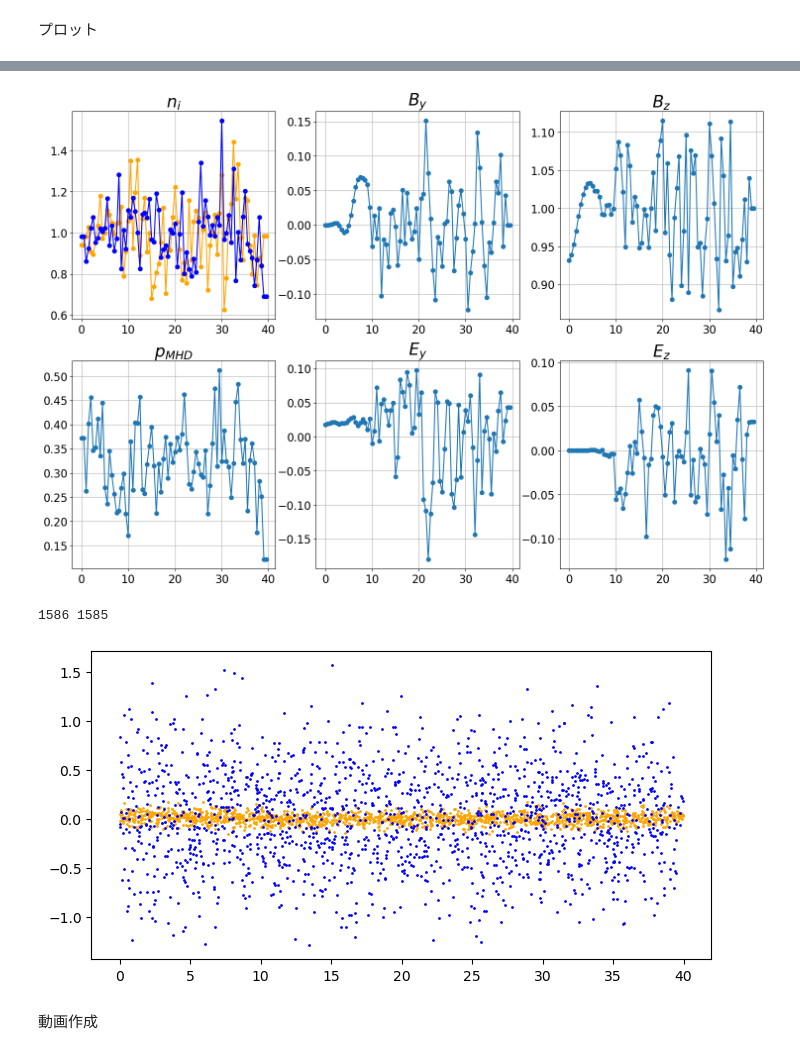
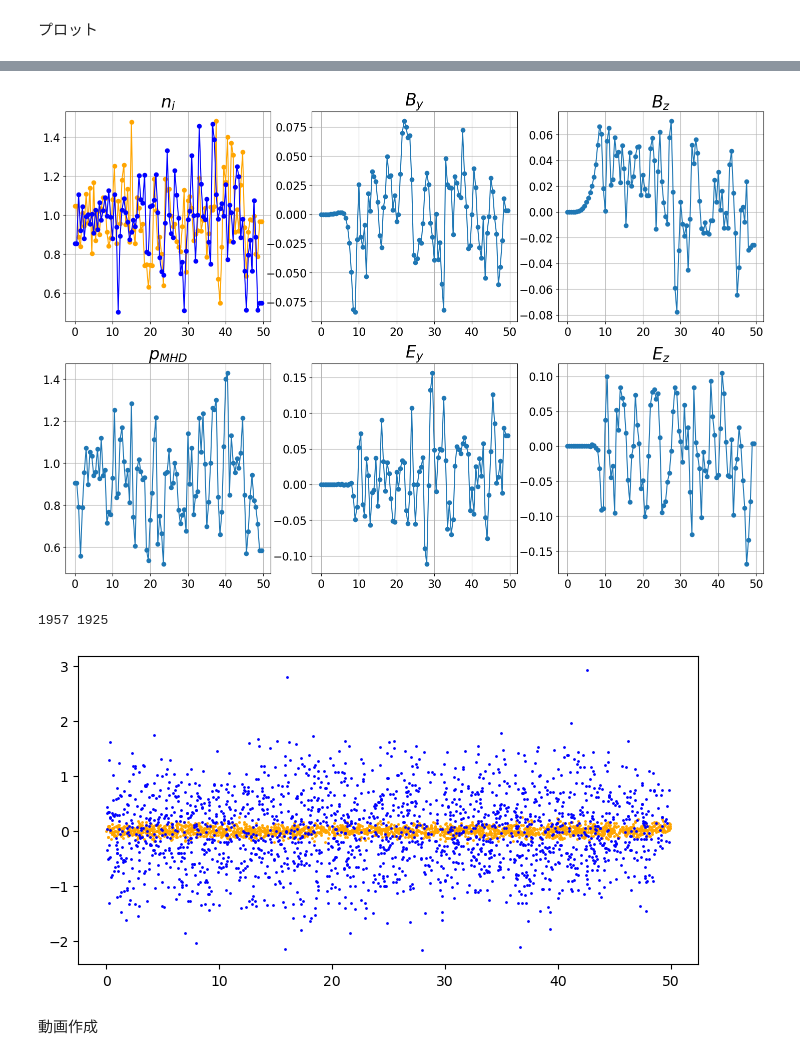
Before and after one commit to keita-akutagawa/MHD-PIC, a Jupyter notebook: 1D/Alfven_MHD-PIC.ipynb, the cells around one changed output, grey strips where cells are left out. Saved outputs shown, nothing was run; the diff lists cells and outputs as text; code cells hidden in the pictures.

```diff
--- a/1D/Alfven_MHD-PIC.ipynb
+++ b/1D/Alfven_MHD-PIC.ipynb
@@ -883,11 +921,11 @@ ion_inertial_length = c / omega_pi
 electron_inertial_length = c / omega_pe
 v_ion = np.array([0.0, 0.0, 0.0])
 v_electron = np.array([0.0, 0.0, 0.0])
-v_thermal_electron = np.sqrt(Te_pic / m_electron)
-v_thermal_ion = np.sqrt(Ti_pic / m_ion)
+v_thermal_electron = np.sqrt(2.0 * Te_pic / m_electron)
+v_thermal_ion = np.sqrt(2.0 * Ti_pic / m_ion)
 
 dx_pic = debye_length
-nx_pic = int(electron_inertial_length * 80)
+nx_pic = 100
 x_min_pic = 1e-10
 x_max_pic = nx_pic * dx_pic - 1e-10
 x_coordinate_pic = np.arange(0.0, x_max_pic, dx_pic)
@@ -1350,10 +1357,10 @@ k = 100
 U = np.load(f"results_MH_alfven/U1_{k}.npy")
 B = np.load(f"results_MH_alfven/B_{k}.npy")
 E = np.load(f"results_MH_alfven/E_{k}.npy")
-x_ion = np.load(f"results_MH_alfven/x_ion_{k}.npy")
-x_electron = np.load(f"results_MH_alfven/x_electron_{k}.npy")
-v_ion = np.load(f"results_MH_alfven/v_ion_{k}.npy")
-v_electron = np.load(f"results_MH_alfven/v_electron_{k}.npy")
+x_pic_ion = np.load(f"results_MH_alfven/x_ion_{k}.npy")
+x_pic_electron = np.load(f"results_MH_alfven/x_electron_{k}.npy")
+v_pic_ion = np.load(f"results_MH_alfven/v_ion_{k}.npy")
+v_pic_electron = np.load(f"results_MH_alfven/v_electron_{k}.npy")
 # %%
 fig = plt.figure(figsize=(18, 12))
 ax1 = fig.add_subplot(231)
@@ -1415,8 +1422,8 @@ ax6 = fig.add_subplot(236)
 
 zeroth_moment_ion = np.zeros(nx_pic)
 zeroth_moment_electron = np.zeros(nx_pic)
-zeroth_moment_ion = get_zeroth_moment(x_ion, nx_pic, dx_pic, zeroth_moment_ion)
-zeroth_moment_electron = get_zeroth_moment(x_electron, nx_pic, dx_pic, zeroth_moment_electron)
+zeroth_moment_ion = get_zeroth_moment(x_pic_ion, nx_pic, dx_pic, zeroth_moment_ion)
+zeroth_moment_electron = get_zeroth_moment(x_pic_electron, nx_pic, dx_pic, zeroth_moment_electron)
 first_moment_ion = np.zeros([3, nx_pic])
 first_moment_electron = np.zeros([3, nx_pic])
 first_moment_ion = get_first_moment(c, v_pic_ion, x_pic_ion, nx_pic, dx_pic, first_moment_ion)
@@ -1442,59 +1449,59 @@ rho_pic = zeroth_moment_electron + 1.0 / r_m * zeroth_moment_ion
 bulk_speed_ion_pic = first_moment_ion / (zeroth_moment_ion + 1e-10)
 bulk_speed_electron_pic = first_moment_electron / (zeroth_moment_electron + 1e-10)
 bulk_speed_pic = (bulk_speed_electron_pic + 1.0 / r_m * bulk_speed_ion_pic) / (1.0 + 1.0 / r_m)
-#v_thi_squared_pic = ((second_moment_ion[0, :] + second_moment_ion[4, :] + second_moment_ion[8, :])
-#                      - zeroth_moment_ion * (bulk_speed_ion_pic[0, :]**2 + bulk_speed_ion_pic[1, :]**2 + bulk_speed_ion_pic[2, :]**2)) \
-#                      / 3.0 / (zeroth_moment_ion + 1e-10)
-#v_the_squared_pic = ((second_moment_electron[0, :] + second_moment_electron[4, :] + second_moment_electron[8, :])
-#                     - zeroth_moment_electron * (bulk_speed_electron_pic[0, :]**2 + bulk_speed_electron_pic[1, :]**2 + bulk_speed_electron_pic[2, :]**2)) \
-#                      / 3.0 / (zeroth_moment_electron + 1e-10)
-v_thi_squared_pic = (second_moment_ion[0, :] - zeroth_moment_ion * bulk_speed_ion_pic[0, :]**2) / (zeroth_moment_ion + 1e-10)
-v_the_squared_pic = (second_moment_electron[0, :] - zeroth_moment_electron * bulk_speed_electron_pic[0, :]**2)/ (zeroth_moment_electron + 1e-10)
+v_thi_squared_pic = 1.5 * ((second_moment_ion[0, :] + second_moment_ion[4, :] + second_moment_ion[8, :])
+                      - zeroth_moment_ion * (bulk_speed_ion_pic[0, :]**2 + bulk_speed_ion_pic[1, :]**2 + bulk_speed_ion_pic[2, :]**2)) \
+                      / 3.0 / (zeroth_moment_ion + 1e-10)
+v_the_squared_pic = 1.5 * ((second_moment_electron[0, :] + second_moment_electron[4, :] + second_moment_electron[8, :])
+                     - zeroth_moment_electron * (bulk_speed_electron_pic[0, :]**2 + bulk_speed_electron_pic[1, :]**2 + bulk_speed_electron_pic[2, :]**2)) \
+                      / 3.0 / (zeroth_moment_electron + 1e-10)
+#v_thi_squared_pic = (second_moment_ion[0, :] - zeroth_moment_ion * bulk_speed_ion_pic[0, :]**2) / (zeroth_moment_ion + 1e-10)
+#v_the_squared_pic = (second_moment_electron[0, :] - zeroth_moment_electron * bulk_speed_electron_pic[0, :]**2)/ (zeroth_moment_electron + 1e-10)
 p_pic = zeroth_moment_electron * v_the_squared_pic + zeroth_moment_ion * v_thi_squared_pic * (1.0 / r_m)
 p_mhd = (omega_pe / omega_ce)**2 / ne0_pic * p_pic
 
 ax1.plot(x_coordinate_pic, zeroth_moment_ion[:] / ni0_pic, color='orange', marker='o')
 ax1.plot(x_coordinate_pic, zeroth_moment_electron[:] / ne0_pic, color='blue', marker='o')
 ax2.plot(x_coordinate_pic, B[1, :], marker='o')
 ax3.plot(x_coordinate_pic, B[2, :], marker='o')
 ax4.plot(x_coordinate_pic, p_mhd, marker='o')
 ax5.plot(x_coordinate_pic, E[1, :], marker='o')
 ax6.plot(x_coordinate_pic, E[2, :], marker='o')
 
 ax1.set_title(r"$n_i$", fontsize=24)
 ax2.set_title(r"$B_y$", fontsize=24)
 ax3.set_title(r"$B_z$", fontsize=24)
 ax4.set_title(r"$p_{MHD}$", fontsize=24)
 ax5.set_title(r"$E_y$", fontsize=24)
 ax6.set_title(r"$E_z$", fontsize=24)
 ax1.tick_params(labelsize=16)
 ax2.tick_params(labelsize=16)
 ax3.tick_params(labelsize=16)
 ax4.tick_params(labelsize=16)
 ax5.tick_params(labelsize=16)
 ax6.tick_params(labelsize=16)
 ax1.grid()
 ax2.grid()
 ax3.grid()
 ax4.grid()
 ax5.grid()
 ax6.grid()
 
 plt.show()
 # %% [output]
-[figure, old version]
+[figure, new version]
 # %%
 fig = plt.figure(figsize=(8, 4))
 ax1 = fig.add_subplot(111)
 
-plt.scatter(x_ion[0, :], v_ion[0, :], s=1, color='orange')
-plt.scatter(x_electron[0, :], v_electron[0, :], s=1, color='blue')
+plt.scatter(x_pic_ion[0, :], v_pic_ion[0, :], s=1, color='orange')
+plt.scatter(x_pic_electron[0, :], v_pic_electron[0, :], s=1, color='blue')
 #plt.ylim(-1, 1)
 #plt.xlim(30, 70)
-print(x_ion.shape[1], x_electron.shape[1])
+print(x_pic_ion.shape[1], x_pic_electron.shape[1])
 # %% [output]
-1586 1585
+1957 1925
-[figure, old version]
+[figure, new version]
 # %% [markdown]
 動画作成
 # %%
```
Also changed, not shown: parts of 10 cells of this notebook, 1 other file.
